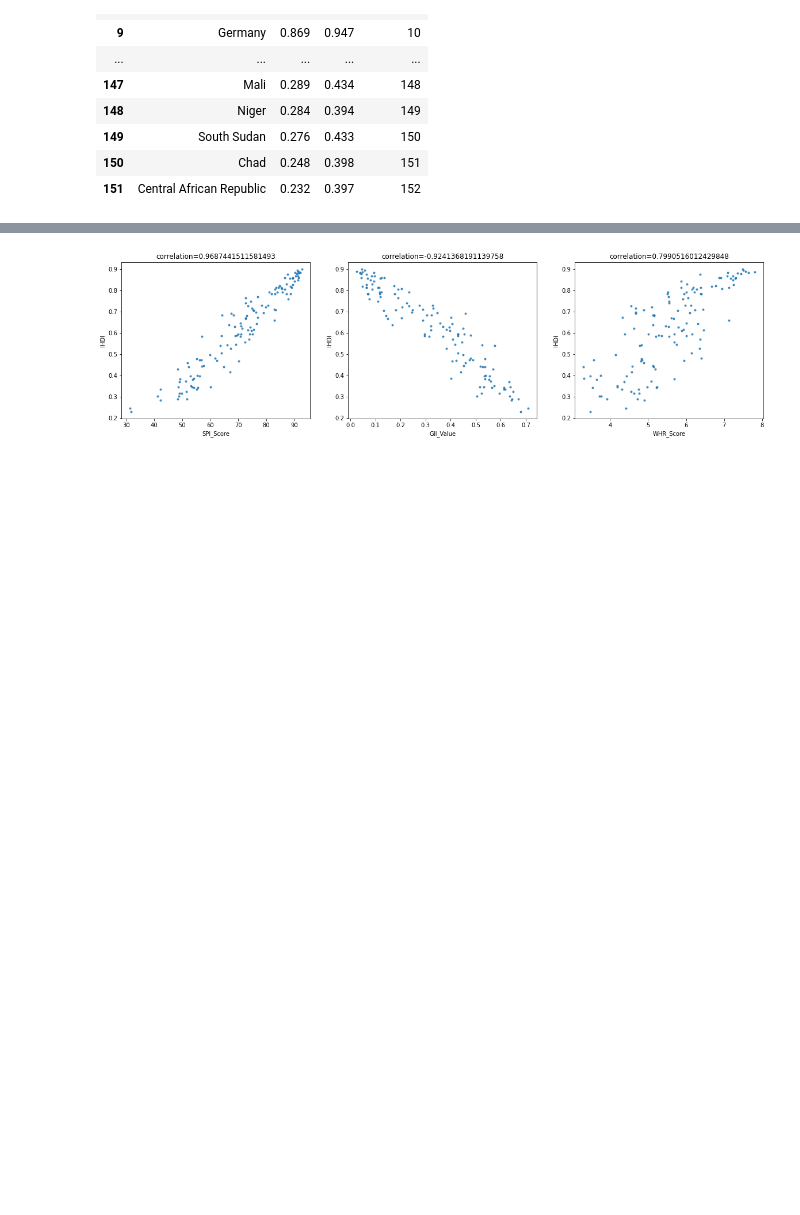
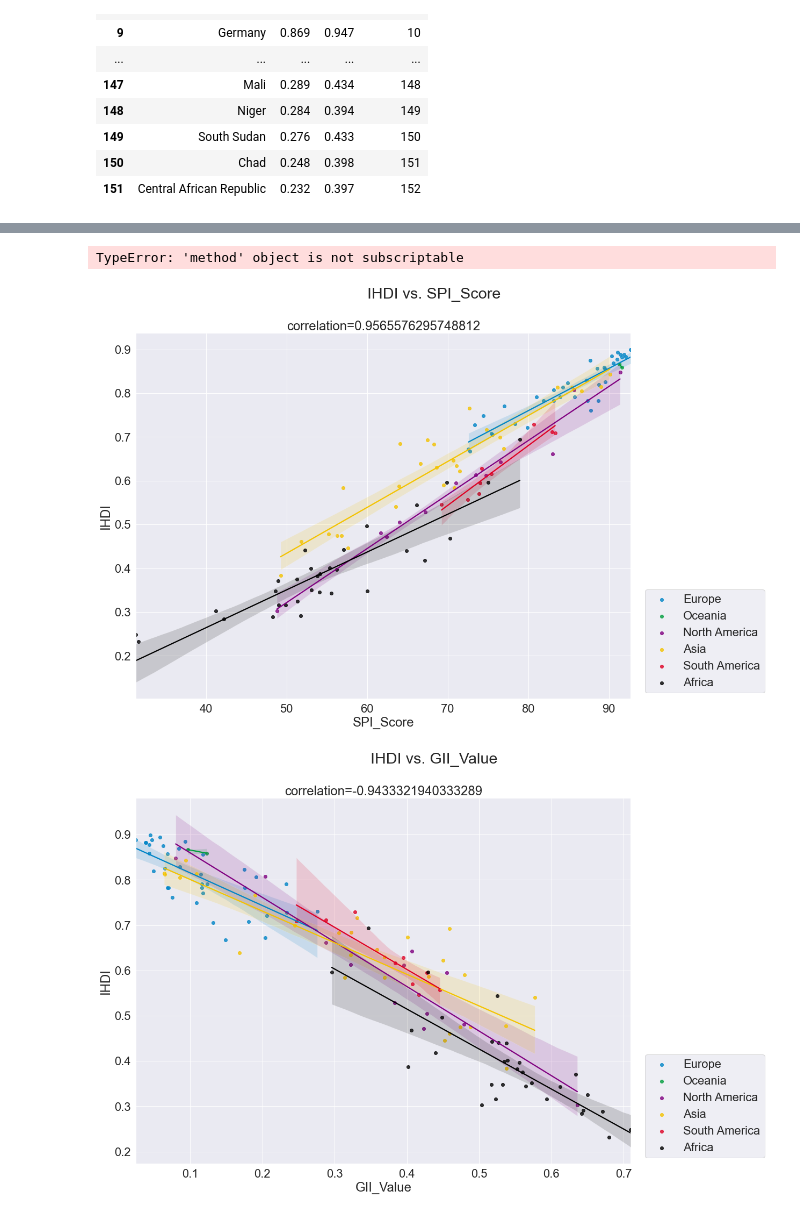
Before and after one commit to alebel94/IHDI-Scrapping-Analysis, a Jupyter notebook: data_graphing.ipynb, the cells around one changed output, grey strips where cells are left out. Saved outputs shown, nothing was run; the diff lists cells and outputs as text; code cells hidden in the pictures; blank space fills up the shorter version.

Commit message:
Finished first completed draft. More data analysis required going forward. --AB

```diff
--- a/data_graphing.ipynb
+++ b/data_graphing.ipynb
@@ -289,0 +279,14 @@ array(['SPI_Score', 'GII_Value', 'WHR_Score'], dtype=object)
+# %%
+main_table_nonull = main_table.dropna(how='any')
+
+continent_list = []
+for i, country in enumerate(main_table_nonull['Country']):
+    country_code = pc.country_name_to_country_alpha2(country, cn_name_format="default")
+    continent_code = pc.country_alpha2_to_continent_code(country_code)
+    continent_name = pc.convert_continent_code_to_continent_name(continent_code)
+    continent_list.append(continent_name)
+
+main_table_nonull.insert(loc=1, column="Continent", value=continent_list)
+data = main_table_nonull
+
+data
@@ -290,18 +311,54 @@ array(['SPI_Score', 'GII_Value', 'WHR_Score'], dtype=object)
+# %%
+sns.lmplot(x, y, data=df, hue="hue")
+ax = plt.gca()
+ax.set_title("Graph (a)")
+# %% [output]
+TypeError: 'method' object is not subscriptable
+# %%
+lm = sns.lmplot(x="total_bill", y="tip", col="smoker", data=tips)
+fig = lm.fig
+fig.suptitle("Custom Super Title")
+a1 = fig.axes[1]
+a1.set_title("Custom Title")
 # %%
-fig, axes = plt.subplots(ncols=3, figsize=(20,5))
-plt.subplots_adjust(hspace=0.4)
+# Make subplots
+# fig, axes = plt.subplots(ncols=3, figsize=(20,5))
+# plt.subplots_adjust(hspace=0.4)
 
+sns.set(font_scale=2)
+
+
+# Make empty ps.Series
 corr_to_ihdi = pd.Series(dtype='float64')
-for col in main_table.columns.values[7:]:
-        corr_to_ihdi[col] = main_table['HDI'].corr(main_table[col])
+# Finds correlation between IHDI and [SPI_Score, GII_Value, WHR_Score]
+for col in data.columns.values[8:]:
+    corr_to_ihdi[col] = data['IHDI'].corr(data[col])
+
+# Absolute values of correlation
 abs_corr_to_ihdi = corr_to_ihdi.abs().sort_values(ascending=False)
 corr_to_ihdi = corr_to_ihdi.loc[abs_corr_to_ihdi.index]
-corr_to_ihdi
 
-for i in range(3):
-        sns.regplot(x=corr_to_ihdi.index.values[i], y='IHDI', data=main_table, ax=axes[i], fit_reg=False, marker='.')
-        title = 'correlation='+str(corr_to_ihdi[i])
-        axes[i].set_title(title)
+colors = {
+    'Europe': '#0085C7', # Blue
+    'Asia': '#F4C300',# Yellow
+    'Africa': '#000000',# Black
+    'Oceania': '#009F3D',# Gree
+    'South America': '#DF0024', # Red
+    'North America': 'purple'
+}
+
+
+for i, col in enumerate(data.columns.values[8:]):
+    lm = sns.lmplot(x=corr_to_ihdi.index.values[i], y='IHDI', hue='Continent', palette=colors, data=data,  fit_reg=True, legend=False)
+    fig = lm.fig
+    fig.suptitle(f'IHDI vs. {col}')
+    fig.set_size_inches(18, 12)
+    a1 = fig.axes[-1]
+    a1.set_title('correlation='+str(corr_to_ihdi[i]))
+    plt.legend(bbox_to_anchor=(1.15, 0), loc='lower center')
+    plt.tight_layout()
+
 plt.show()
 # %% [output]
-[figure, old version]
+[figure, new version]
+[figure, added]
```
Also changed, not shown: parts of 12 cells of this notebook, 10 other files.
